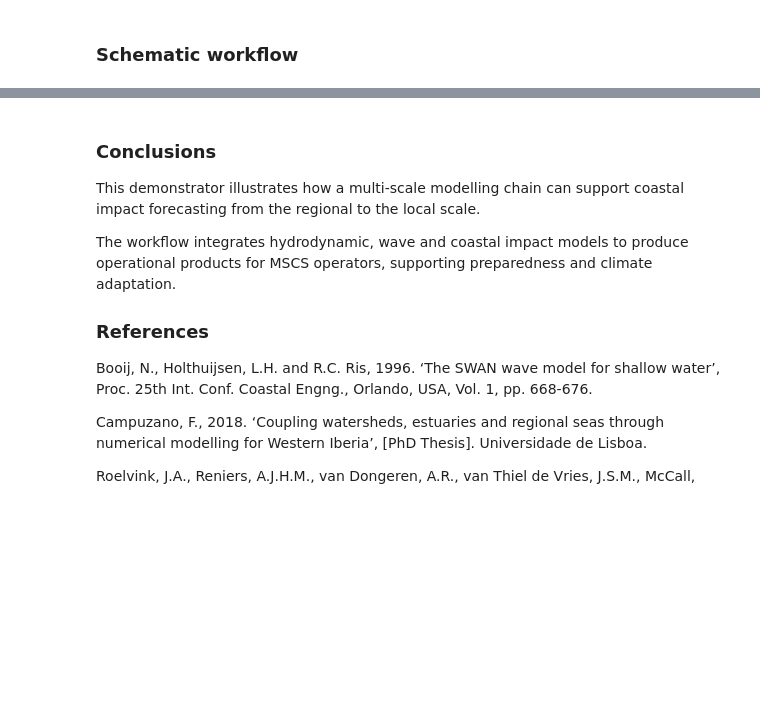
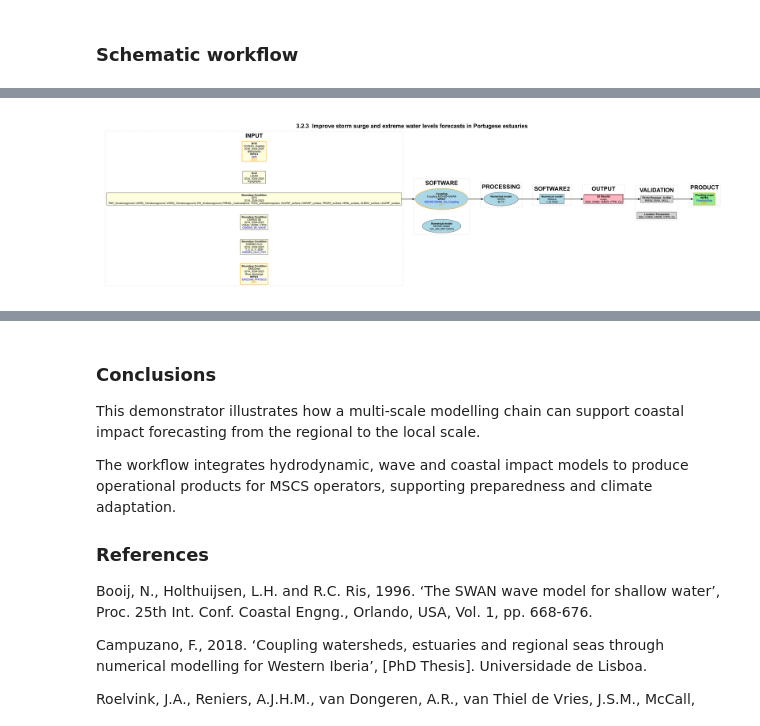
Before and after one commit to CoLAB-ATLANTIC/FOCCUS_demonstrator, a Jupyter notebook: notebooks/dev/FOCCUS_D8_1_Tagus_Overtopping_Demonstrator_Improved_Enhanced.ipynb, the cells around one changed output, grey strips where cells are left out. Drawn from its saved outputs; the diff is of its cells as text; code cells hidden in the pictures; blank space fills up the shorter version.

```diff
--- a/notebooks/dev/FOCCUS_D8_1_Tagus_Overtopping_Demonstrator_Improved_Enhanced.ipynb
+++ b/notebooks/dev/FOCCUS_D8_1_Tagus_Overtopping_Demonstrator_Improved_Enhanced.ipynb
@@ -88,24 +102,4 @@ The regional domain represents the large-scale forcing provided by the operation
 # %%
-from pathlib import Path
-import base64
-import warnings
-
-import matplotlib.pyplot as plt
-from IPython.display import HTML, clear_output, display
-import numpy as np
-import pandas as pd
-import ipywidgets as widgets
-import plotly.graph_objects as go
-from plotly.subplots import make_subplots
-import xarray as xr
-import yaml
-
-from demonstrator.tier1 import make_study_area_map
-from demonstrator.xbeach_flooding import load_xbeach_animation_frames, make_xbeach_animation
-from demonstrator.mohid_swan_explorer import read_mohid_files,read_swan_table_files,build_mohid_swan_explorer
-
-warnings.filterwarnings("ignore", category=FutureWarning)
-warnings.filterwarnings("ignore", message="Pandas requires version.*")
 warnings.filterwarnings("ignore", category=UserWarning)
 
 plt.rcParams.update(
@@ -116,6 +110,8 @@ plt.rcParams.update(
         "axes.spines.top": False,
         "axes.spines.right": False,
         "axes.titleweight": "bold",
+        "figure.dpi" : 200,
+        "font.family": "Helvetica",
     }
 )
 
@@ -127,7 +123,7 @@ DATA_ROOT = Path(CONFIG["data_root"])
 DATA_DIRS = {name: DATA_ROOT / rel for name, rel in CONFIG["data_dirs"].items()}
 XBEACH_FILES = {
     name: DATA_DIRS[entry["dir"]] / entry["filename"]
-    for name, entry in CONFIG["XBEACH_files"].items()
+    for name, entry in CONFIG["XBeach_files"].items()
 }
 missing_data_files = [path for path in XBEACH_FILES.values() if not path.is_file() and '*' not in path.name]
 if missing_data_files:
@@ -469,3 +220,6 @@ MOHID Water (Campuzano, 2018) and WaveWatch III (WW3DG, 2019) provide the nation
 </div>
 # %% [markdown]
 ### Schematic workflow
+# %%
+preview_pdf("../../data/images/schemes/DF323.pdf")
+# %% [output]
@@ -471,0 +227 @@ MOHID Water (Campuzano, 2018) and WaveWatch III (WW3DG, 2019) provide the nation
+[figure, added]
```
Also changed, not shown: parts of 17 cells of this notebook, 5 other files.
